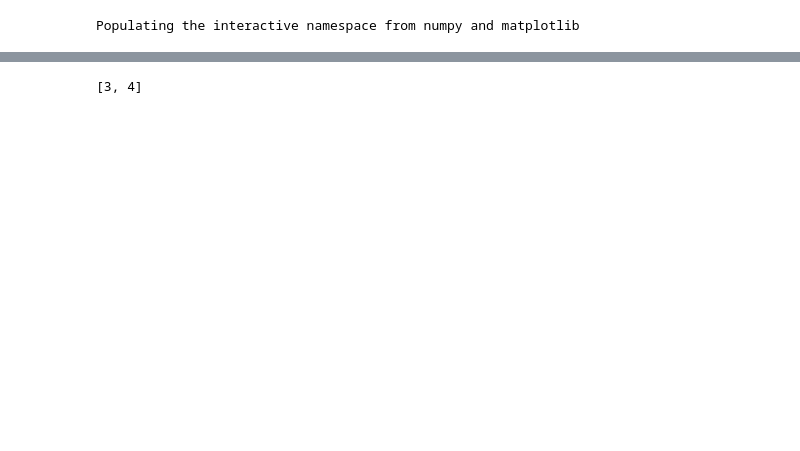
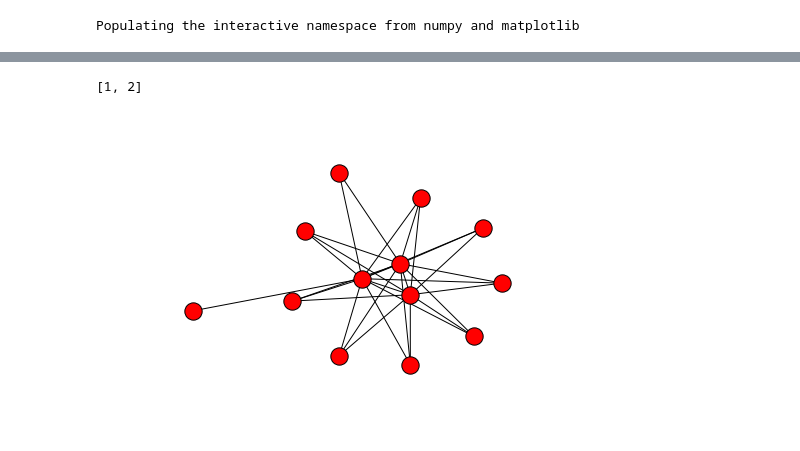
Before and after one commit to juliangarcia/pignorance, a Jupyter notebook: simulation/sandbox.ipynb, the cells around one changed output, grey strips where cells are left out. Cells and saved outputs as stored; diff of their text form; code cells hidden in the pictures; blank space fills up the shorter version.

```diff
--- a/simulation/sandbox.ipynb
+++ b/simulation/sandbox.ipynb
@@ -27,7 +27,11 @@ nx.draw(G)
 # %%
-G.neighbors(2)
+G.neighbors(3)
 # %% [output]
-[3, 4]
+[1, 2]
 # %%
 nx.disp
 G
+# %%
+nx.draw(nx.random_graphs.barabasi_albert_graph(13, 10))
+# %% [output]
+[figure, added]
```
Also changed, not shown: parts of 5 cells of this notebook, 2 other files.
